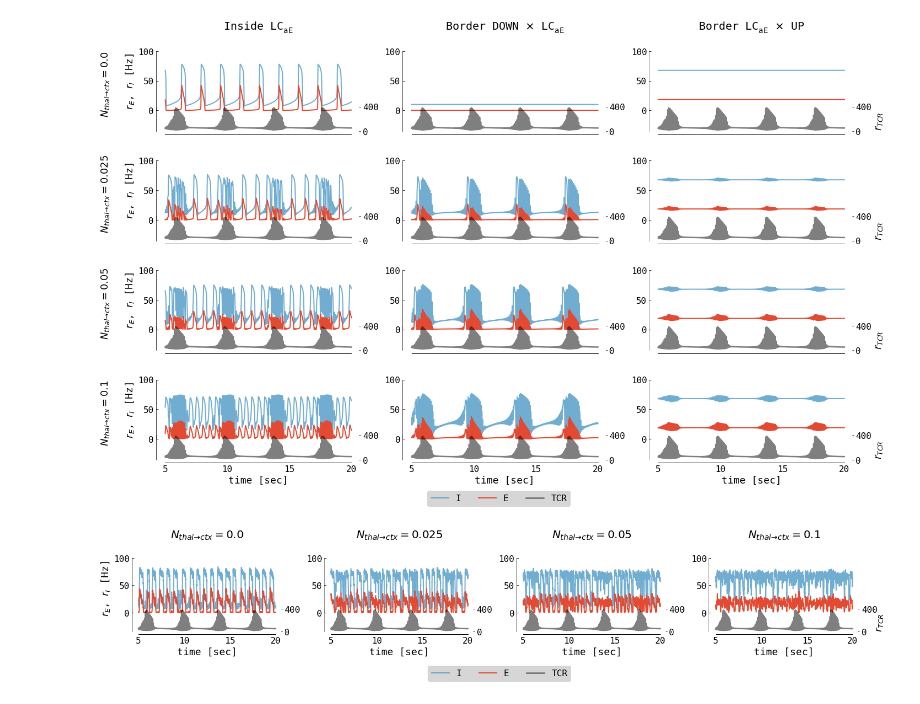
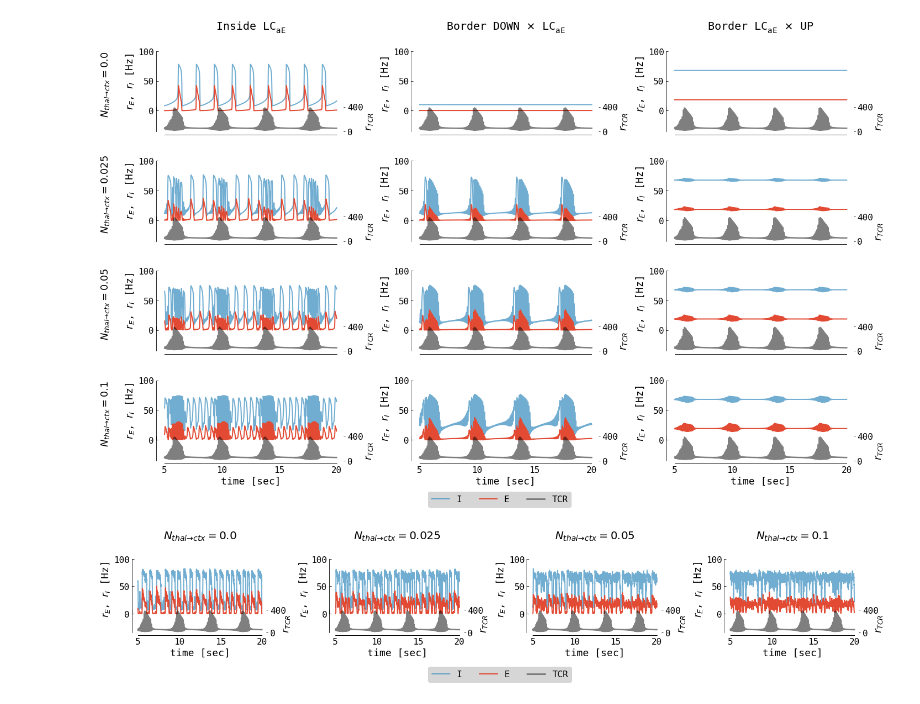
Before and after one commit to jajcayn/thalamocortical_model_study, a Jupyter notebook: fig7 - aln_recieves_spindle.ipynb, the cells around one changed output. Drawn from its saved outputs; the diff is of its cells as text; code cells hidden in the pictures.

```diff
--- a/fig7 - aln_recieves_spindle.ipynb
+++ b/fig7 - aln_recieves_spindle.ipynb
@@ -102,6 +103,7 @@ fig, axs = plt.subplots(
     figsize=(20, 3 * len(conns)),
     squeeze=False,
 )
+pbar = tqdm(total=len(params)*len(conns))
 for j, (exc_inp, inh_inp, plot_name) in enumerate(params):
     for i, conn in enumerate(conns):
         ax = axs[i, j]
@@ -113,35 +115,38 @@ for j, (exc_inp, inh_inp, plot_name) in enumerate(params):
             tauA=1000.0,
             glk=0.031,
             a=0.0,
             b=15.0,
         )
-        l1, l2, l3 = plot_single(df.loc[5:20], ax=ax, ax2legend=(j == len(params) - 1))
+        l1, l2, l3 = plot_single(df.loc[5:20], ax=ax, ax2legend=True)
         if i == (len(conns) - 1):
             ax.set_xlabel("time [sec]")
         if j == 0:
             ax.set_ylabel(
                 r"$N_{thal\to ctx}" f"={conn}$ \n\n $r_{{E}}$, $r_{{I}}$ [Hz]"
             )
+        else:
+            ax.set_ylabel("$r_{{E}}$, $r_{{I}}$ [Hz]")
+        pbar.update(1)
     axs[0, j].set_title(plot_name)
 
 plt.tight_layout()
 fig.legend(
     (l1, l2, l3),
     ("I", "E", "TCR"),
     loc="upper center",
     ncol=3,
     bbox_to_anchor=(0.51, 0.01),
     bbox_transform=fig.transFigure,
 )
 # to PDF due transparency
 if SAVE_FIG:
     plt.savefig(
         f"../figs/aln_rec_spindle_{noise}.pdf",
         transparent=True,
         bbox_inches="tight",
     )
 # %% [output]
-[figure, old version]
+[figure, new version]
 # %%
 # with noise: only right border is interesting
 
@@ -158,7 +163,7 @@ params = [
 ]
 
 for i, (exc_inp, inh_inp, plot_name) in enumerate(params):
-    for j, conn in enumerate(conns):
+    for j, conn in tqdm(enumerate(conns), total=4):
         ax = axs[i, j]
         df = simulate(
             conn=conn,
@@ -170,11 +175,10 @@ for i, (exc_inp, inh_inp, plot_name) in enumerate(params):
             a=0.0,
             b=15.0,
         )
-        l1, l2, l3 = plot_single(df.loc[5:20], ax=ax, ax2legend=(j == len(conns) - 1))
+        l1, l2, l3 = plot_single(df.loc[5:20], ax=ax, ax2legend=True)
         ax.set_xlabel("time [sec]")
         ax.set_title(r"$N_{thal\to ctx}" + f"={conn}$")
-        if j == 0:
-            ax.set_ylabel("$r_{E}$, $r_{I}$ [Hz]")
+        ax.set_ylabel("$r_{E}$, $r_{I}$ [Hz]")
 
 plt.tight_layout()
 fig.legend(
@@ -193,4 +197,4 @@ if SAVE_FIG:
         bbox_inches="tight",
     )
 # %% [output]
-[figure, old version]
+[figure, new version]
```
Also changed, not shown: parts of 1 cell of this notebook, 9 other files.
